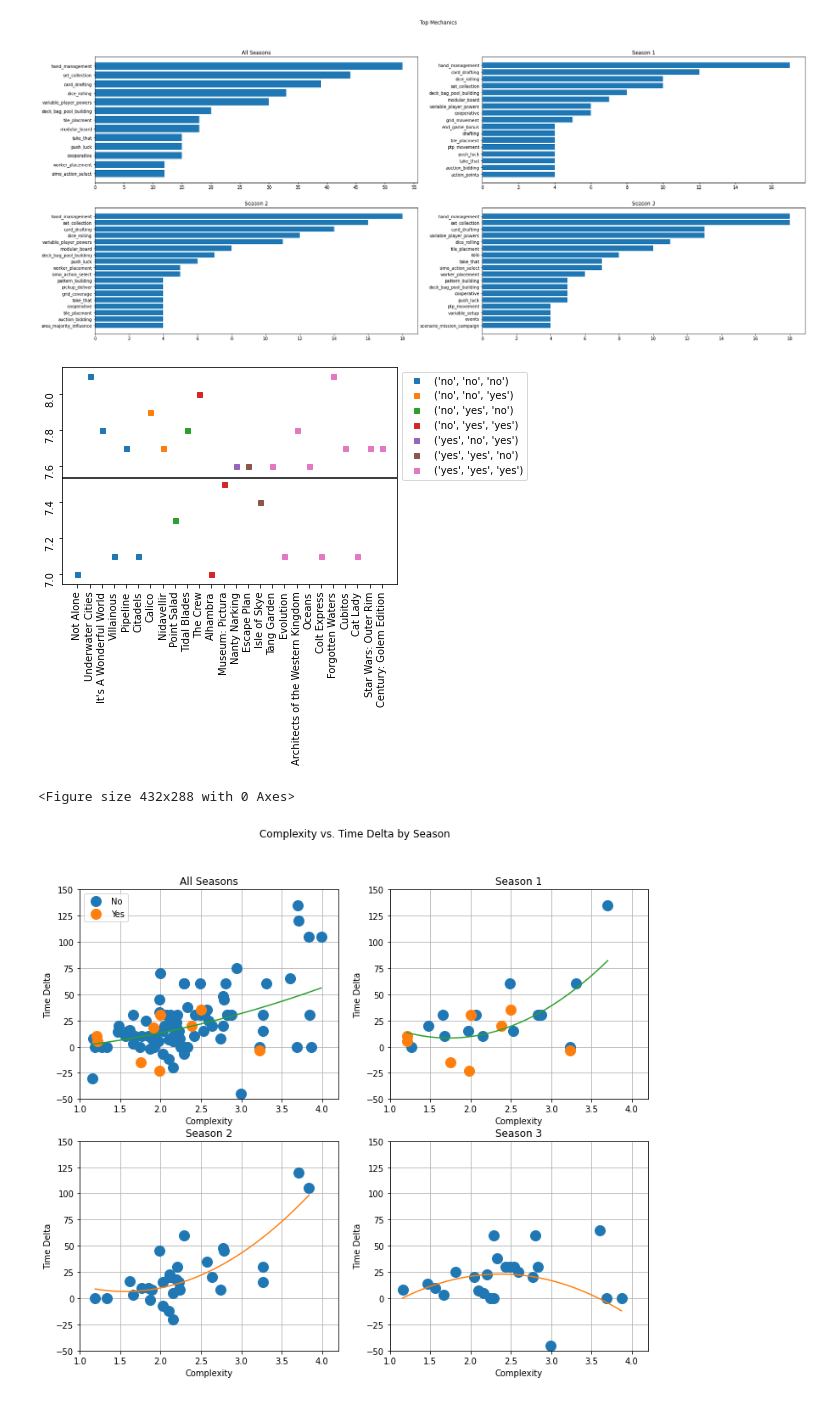
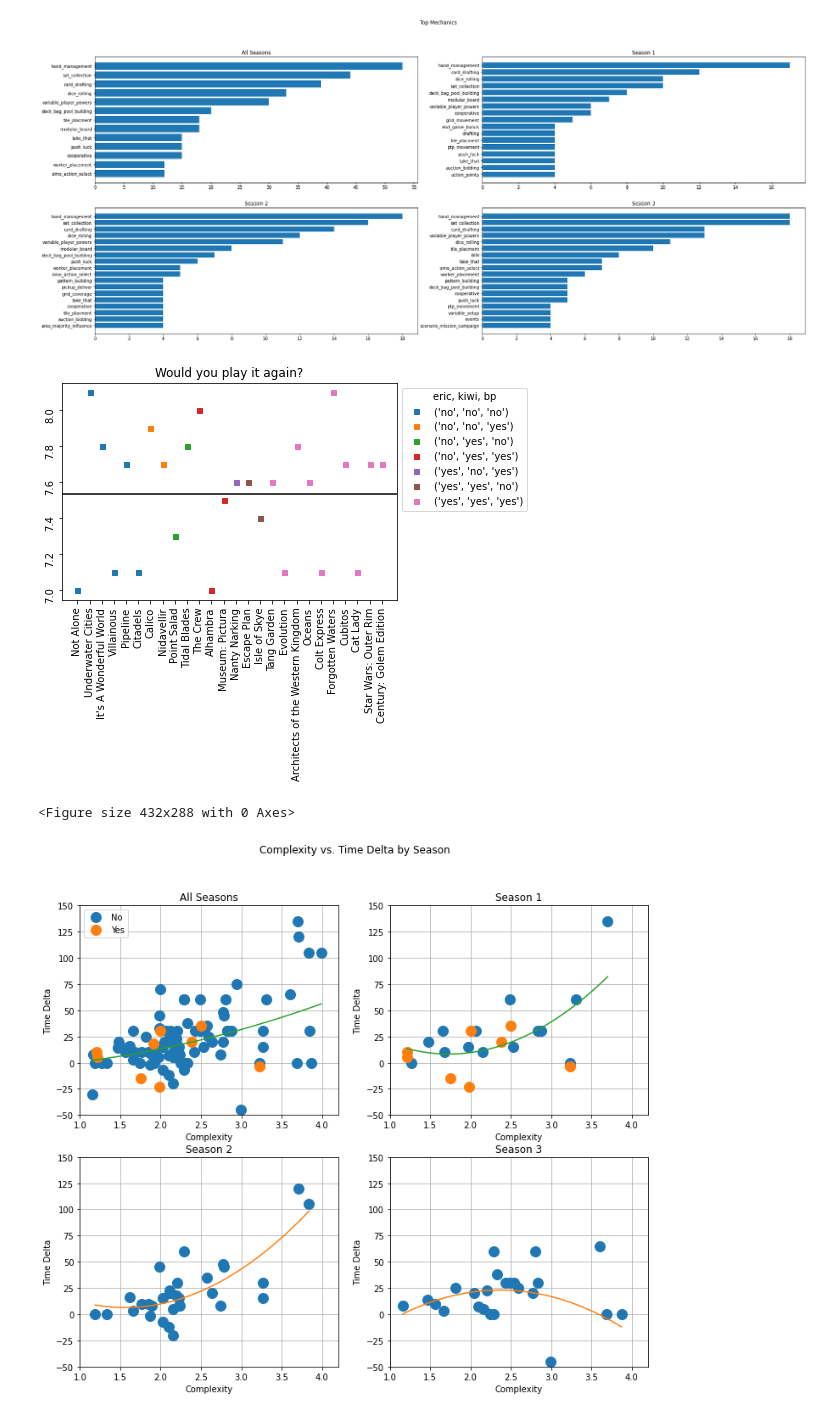
Before and after one commit to PNJaenichen/PNJaenichen.github.io, a Jupyter notebook: projects/firstTurnData/FTDataAnalysis.ipynb, the cells around one changed output. Saved outputs shown, nothing was run; the diff lists cells and outputs as text; code cells hidden in the pictures.

```diff
--- a/projects/firstTurnData/FTDataAnalysis.ipynb
+++ b/projects/firstTurnData/FTDataAnalysis.ipynb
@@ -143,15 +141,16 @@ build_mech_chart(top_mechanics, 224, 3)
 # %%
 season_three = user_data[(user_data['season'] == 3) & (user_data['all_played'] == 'yes')]
 groups = season_three.groupby(by=['eric_play_again', 'kiwi_play_again', 'bp_play_again'])
 for name, group in groups:
   plt.plot(group['game'], group['rating'], marker='s', linestyle='', markersize=5, label=name)
 plt.axhline(season_three['rating'].mean(), -1, len(season_three['game']), color='black')
 plt.tick_params(rotation=90)
-plt.legend(bbox_to_anchor=(1.0, 1.0), loc='upper left')
+plt.legend(title='eric, kiwi, bp', bbox_to_anchor=(1.0, 1.0), loc='upper left')
+plt.title('Would you play it again?')
 plt.show()
 plt.clf()
 # %% [output]
-[figure, old version]
+[figure, new version]
 <Figure size 432x288 with 0 Axes>
 # %%
 def build_delta_complexity(fig, pos, season='all'):
```
Also changed, not shown: parts of 5 cells of this notebook.
